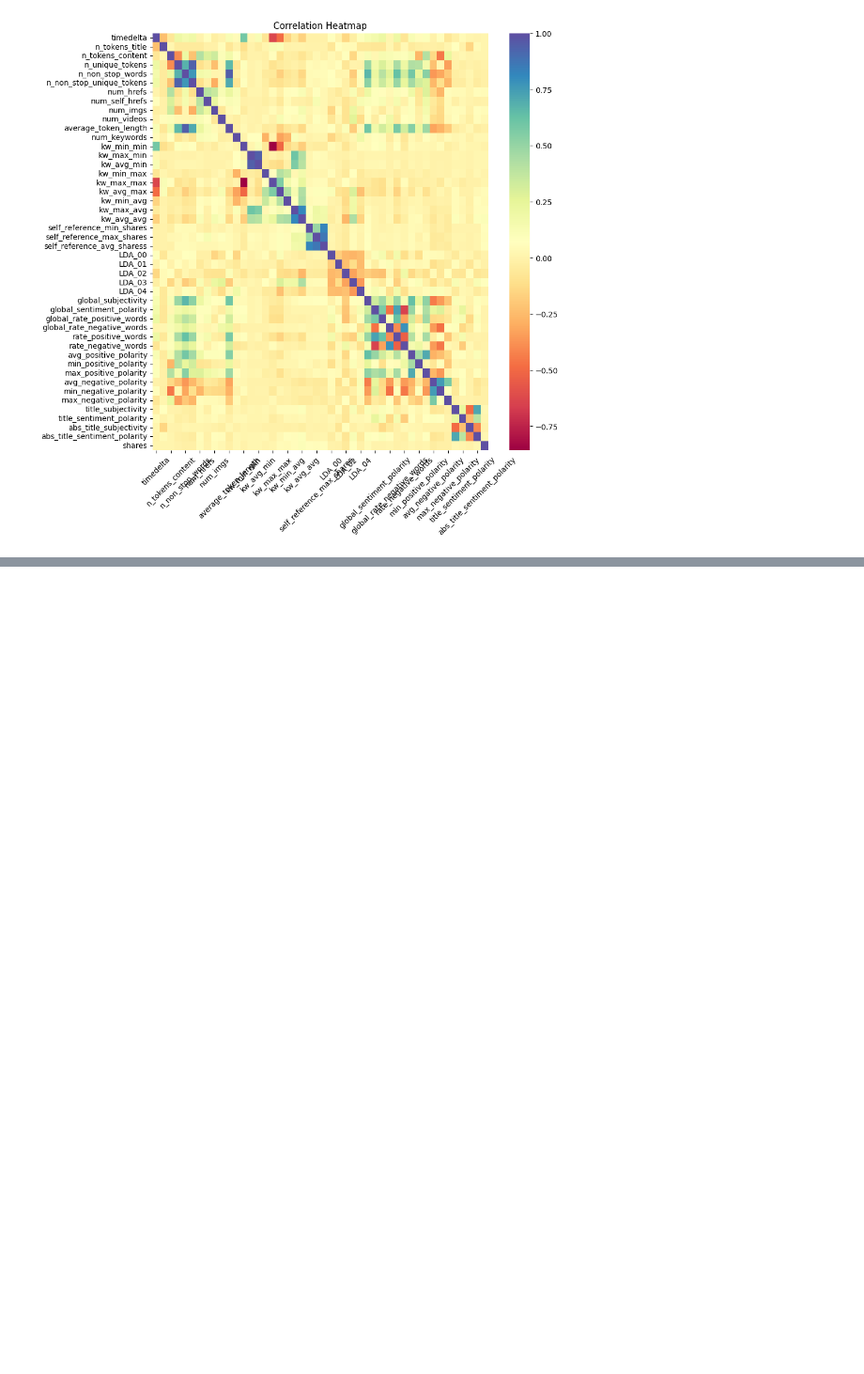
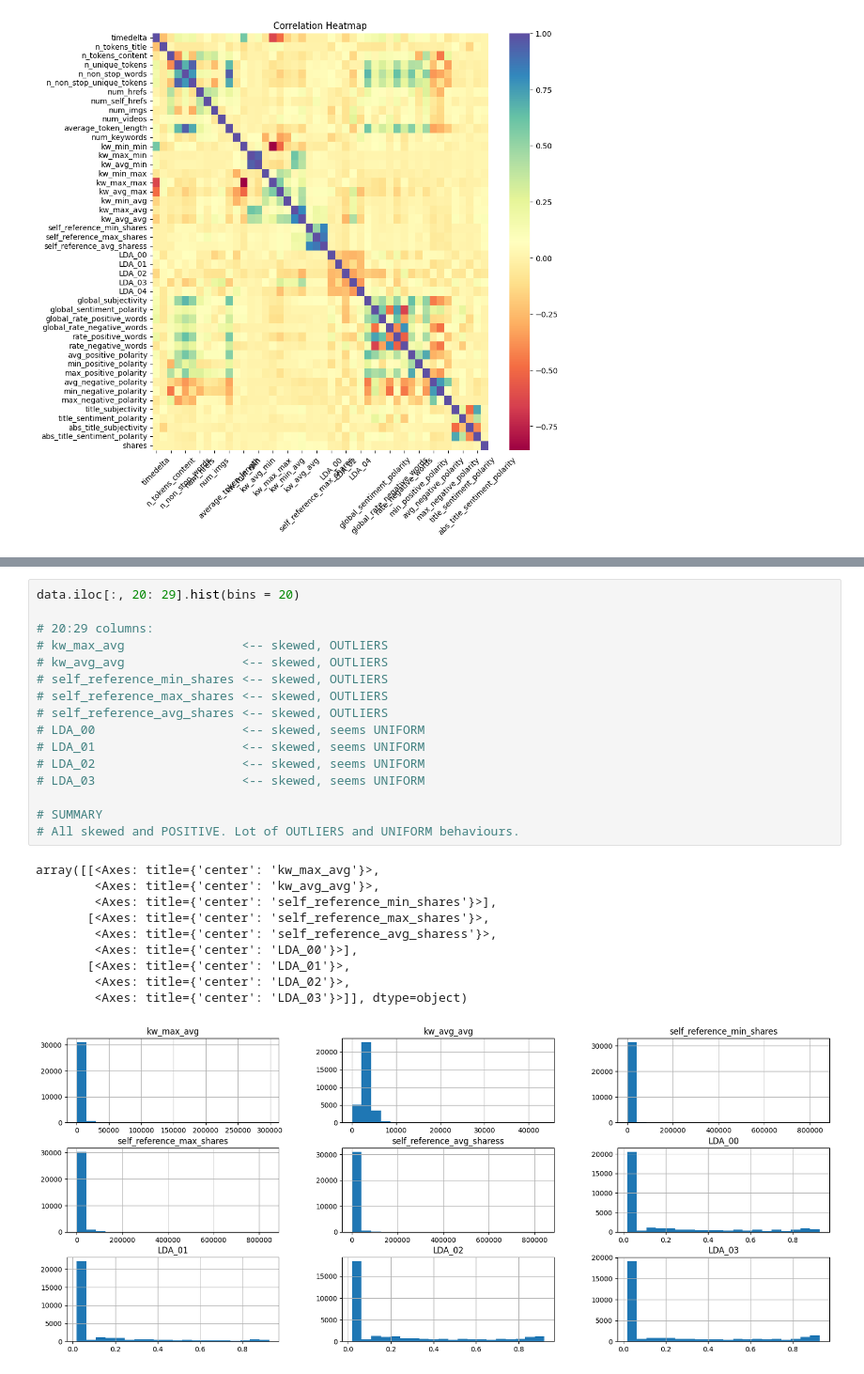
Before and after one commit to Mattizza/DSL-Online-News-Popularity, a Jupyter notebook: data/summer_project_dataset/DSL_news.ipynb, the cells around one changed output, grey strips where cells are left out. Shown: that part at 94% size. Drawn from its saved outputs; the diff is of its cells as text; blank space fills up the shorter version.

```diff
--- a/data/summer_project_dataset/DSL_news.ipynb
+++ b/data/summer_project_dataset/DSL_news.ipynb
@@ -224,0 +295,27 @@ plt.show()
+# %%
+data.iloc[:, 20: 29].hist(bins = 20)
+
+# 20:29 columns:
+# kw_max_avg                <-- skewed, OUTLIERS
+# kw_avg_avg                <-- skewed, OUTLIERS
+# self_reference_min_shares <-- skewed, OUTLIERS
+# self_reference_max_shares <-- skewed, OUTLIERS
+# self_reference_avg_shares <-- skewed, OUTLIERS
+# LDA_00                    <-- skewed, seems UNIFORM
+# LDA_01                    <-- skewed, seems UNIFORM
+# LDA_02                    <-- skewed, seems UNIFORM
+# LDA_03                    <-- skewed, seems UNIFORM
+
+# SUMMARY
+# All skewed and POSITIVE. Lot of OUTLIERS and UNIFORM behaviours.
+# %% [output]
+array([[<Axes: title={'center': 'kw_max_avg'}>,
+        <Axes: title={'center': 'kw_avg_avg'}>,
+        <Axes: title={'center': 'self_reference_min_shares'}>],
+       [<Axes: title={'center': 'self_reference_max_shares'}>,
+        <Axes: title={'center': 'self_reference_avg_sharess'}>,
+        <Axes: title={'center': 'LDA_00'}>],
+       [<Axes: title={'center': 'LDA_01'}>,
+        <Axes: title={'center': 'LDA_02'}>,
+        <Axes: title={'center': 'LDA_03'}>]], dtype=object)
+[figure, added]
```
Also changed, not shown: parts of 7 cells of this notebook.
